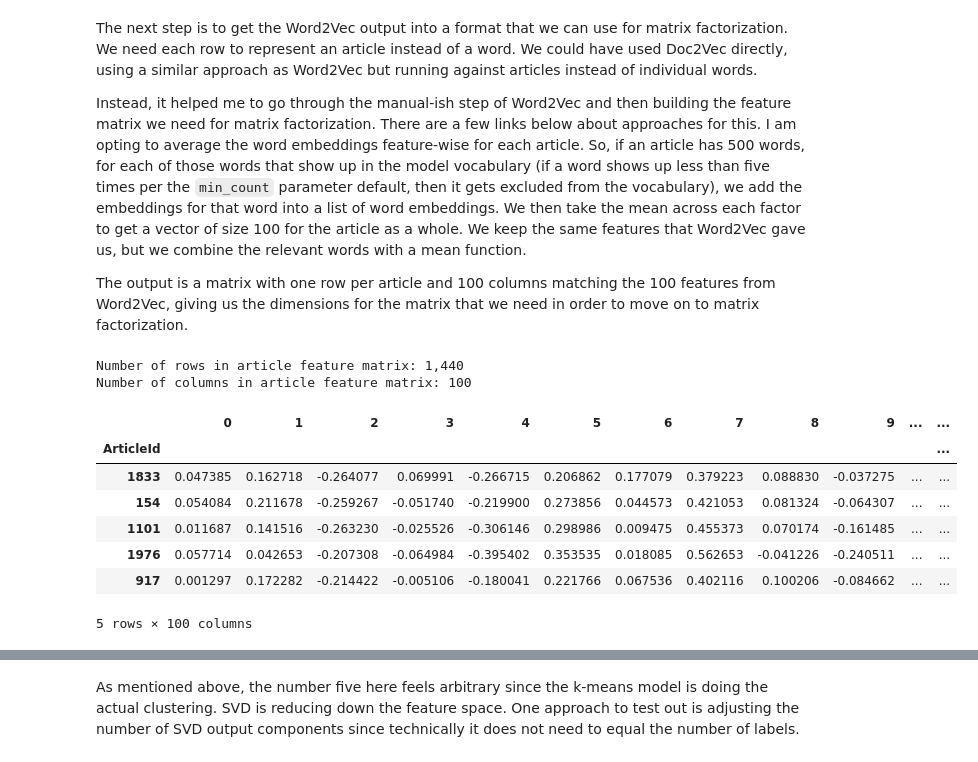
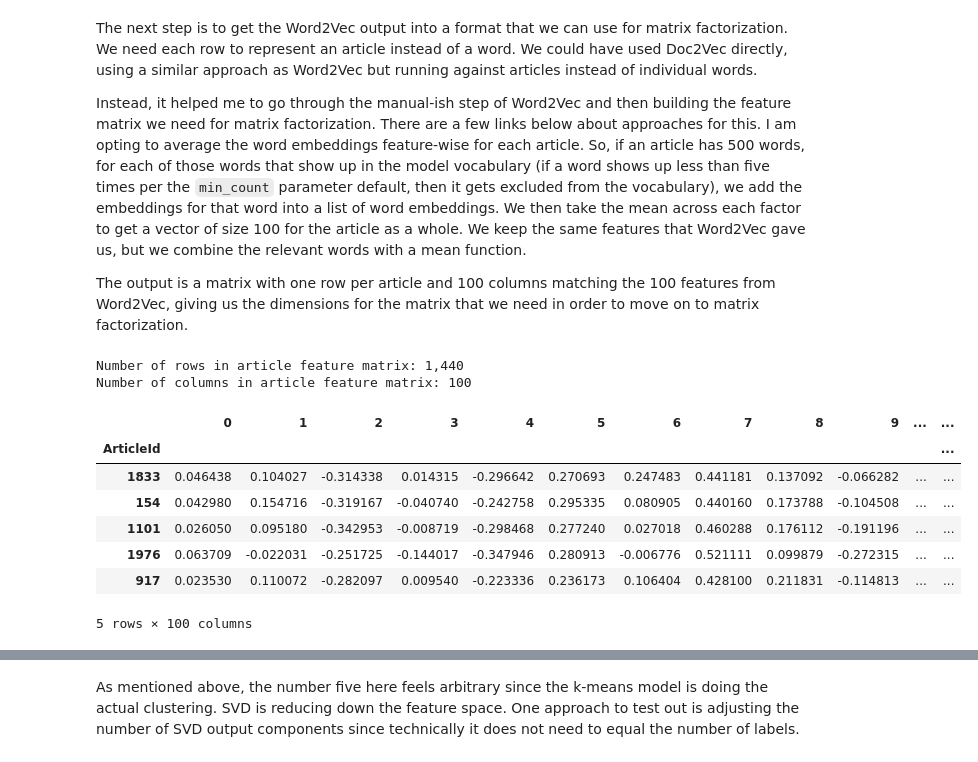
Before and after one commit to jhleakakos/msds-bbc-news-classification, a Jupyter notebook: classify_me_bbc.ipynb, the cells around one changed output, grey strips where cells are left out. Cells and saved outputs as stored; diff of their text form; code cells hidden in the pictures.

```diff
--- a/classify_me_bbc.ipynb
+++ b/classify_me_bbc.ipynb
@@ -314,29 +335,51 @@ Instead, it helped me to go through the manual-ish step of Word2Vec and then bui
 
 The output is a matrix with one row per article and 100 columns matching the 100 features from Word2Vec, giving us the dimensions for the matrix that we need in order to move on to matrix factorization.
 # %%
-article_embeddings = []
-for article in df['tokenized_text']:
-    word_embedding_vectors = []
-    for word in article:
-        if word in w2vmodel.wv.index_to_key:
-            word_embedding_vectors.append(w2vmodel.wv[word])
-    article_embeddings.append(np.mean(word_embedding_vectors, axis=0))
+def i_need_article_embeddings(tokenized_text):
+    article_embeddings = []
+    for article in tokenized_text:
+        word_embedding_vectors = []
+        for word in article:
+            if word in w2vmodel.wv.index_to_key:
+                word_embedding_vectors.append(w2vmodel.wv[word])
+        article_embeddings.append(np.mean(word_embedding_vectors, axis=0))
+    return article_embeddings
+
+# article_embeddings = []
+# for article in df['tokenized_text']:
+#     word_embedding_vectors = []
+#     for word in article:
+#         if word in w2vmodel.wv.index_to_key:
+#             word_embedding_vectors.append(w2vmodel.wv[word])
+#     article_embeddings.append(np.mean(word_embedding_vectors, axis=0))
+
+# article_embeddings_test = []
+# for article in df_test['tokenized_text']:
+#     word_embedding_vectors = []
+#     for word in article:
+#         if word in w2vmodel.wv.index_to_key:
+#             word_embedding_vectors.append(w2vmodel.wv[word])
+#     article_embeddings_test.append(np.mean(word_embedding_vectors, axis=0))
-# %%
-df_article_embeddings = pd.DataFrame(article_embeddings, index=df['ArticleId'])
-
-print(f'Number of rows in article feature matrix: {df_article_embeddings.shape[0]:,}')
-print(f'Number of columns in article feature matrix: {df_article_embeddings.shape[1]:,}')
-
-df_article_embeddings.head()
-# %% [output]
-Number of rows in article feature matrix: 1,440
-Number of columns in article feature matrix: 100
-|  | 0 | 1 | 2 | 3 | 4 | 5 | 6 | 7 | 8 | 9 | ... | ... |
-| ArticleId |  |  |  |  |  |  |  |  |  |  |  | ... |
-| 1833 | 0.047385 | 0.162718 | -0.264077 | 0.069991 | -0.266715 | 0.206862 | 0.177079 | 0.379223 | 0.088830 | -0.037275 | ... | ... |
-| 154 | 0.054084 | 0.211678 | -0.259267 | -0.051740 | -0.219900 | 0.273856 | 0.044573 | 0.421053 | 0.081324 | -0.064307 | ... | ... |
-| 1101 | 0.011687 | 0.141516 | -0.263230 | -0.025526 | -0.306146 | 0.298986 | 0.009475 | 0.455373 | 0.070174 | -0.161485 | ... | ... |
-| 1976 | 0.057714 | 0.042653 | -0.207308 | -0.064984 | -0.395402 | 0.353535 | 0.018085 | 0.562653 | -0.041226 | -0.240511 | ... | ... |
-| 917 | 0.001297 | 0.172282 | -0.214422 | -0.005106 | -0.180041 | 0.221766 | 0.067536 | 0.402116 | 0.100206 | -0.084662 | ... | ... |
-5 rows × 100 columns
+# %%
+article_embeddings_train = i_need_article_embeddings(df_train['tokenized_text'])
+article_embeddings_test = i_need_article_embeddings(df_test['tokenized_text'])
+
+df_article_embeddings_train = pd.DataFrame(article_embeddings_train, index=df_train['ArticleId'])
+df_article_embeddings_test = pd.DataFrame(article_embeddings_test, index=df_test['ArticleId'])
+
+print(f'Number of rows in article feature matrix: {df_article_embeddings_train.shape[0]:,}')
+print(f'Number of columns in article feature matrix: {df_article_embeddings_train.shape[1]:,}')
+
+df_article_embeddings_train.head()
+# %% [output]
+Number of rows in article feature matrix: 1,440
+Number of columns in article feature matrix: 100
+|  | 0 | 1 | 2 | 3 | 4 | 5 | 6 | 7 | 8 | 9 | ... | ... |
+| ArticleId |  |  |  |  |  |  |  |  |  |  |  | ... |
+| 1833 | 0.046438 | 0.104027 | -0.314338 | 0.014315 | -0.296642 | 0.270693 | 0.247483 | 0.441181 | 0.137092 | -0.066282 | ... | ... |
+| 154 | 0.042980 | 0.154716 | -0.319167 | -0.040740 | -0.242758 | 0.295335 | 0.080905 | 0.440160 | 0.173788 | -0.104508 | ... | ... |
+| 1101 | 0.026050 | 0.095180 | -0.342953 | -0.008719 | -0.298468 | 0.277240 | 0.027018 | 0.460288 | 0.176112 | -0.191196 | ... | ... |
+| 1976 | 0.063709 | -0.022031 | -0.251725 | -0.144017 | -0.347946 | 0.280913 | -0.006776 | 0.521111 | 0.099879 | -0.272315 | ... | ... |
+| 917 | 0.023530 | 0.110072 | -0.282097 | 0.009540 | -0.223336 | 0.236173 | 0.106404 | 0.428100 | 0.211831 | -0.114813 | ... | ... |
+5 rows × 100 columns
 # %%
```
Also changed, not shown: parts of 31 cells of this notebook.
